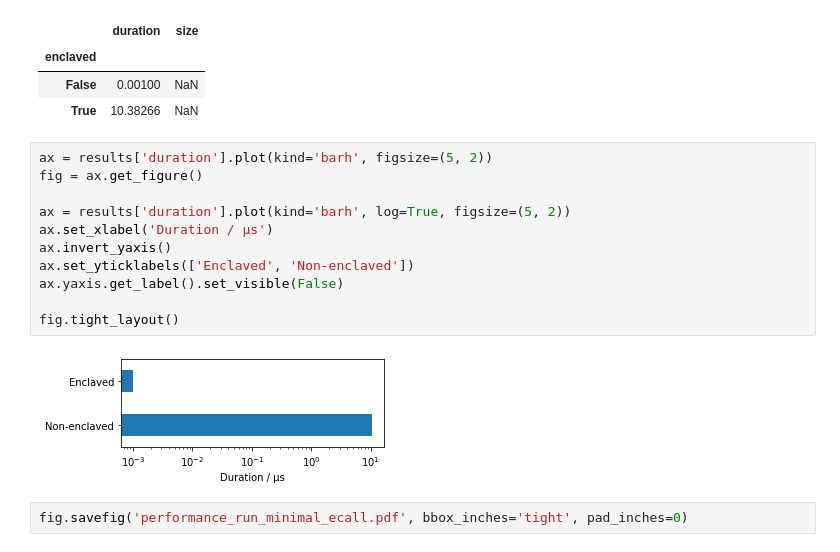
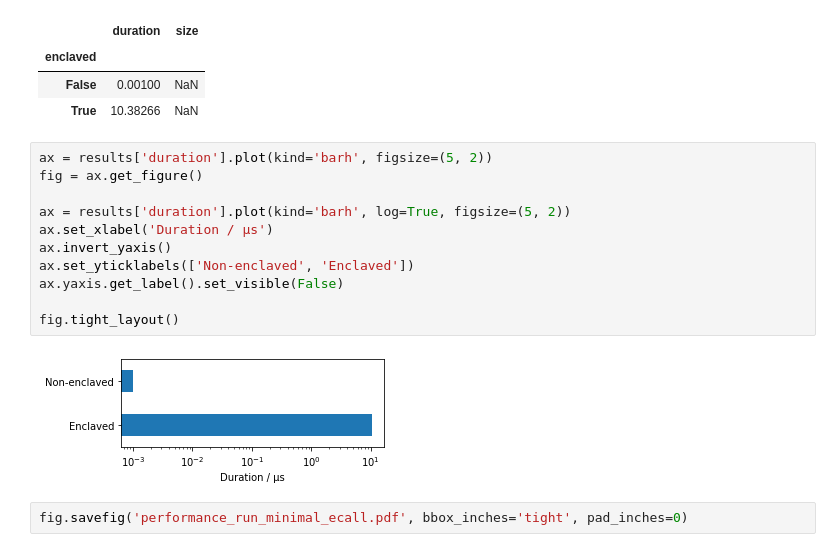
Before and after one commit to F30/Cadote, a Jupyter notebook: examples/performance_micro.ipynb, the cells around one changed output. Drawn from its saved outputs; the diff is of its cells as text.

```diff
--- a/examples/performance_micro.ipynb
+++ b/examples/performance_micro.ipynb
@@ -133,16 +133,16 @@ results
 # %%
 ax = results['duration'].plot(kind='barh', figsize=(5, 2))
 fig = ax.get_figure()
 
 ax = results['duration'].plot(kind='barh', log=True, figsize=(5, 2))
 ax.set_xlabel('Duration / µs')
 ax.invert_yaxis()
-ax.set_yticklabels(['Enclaved', 'Non-enclaved'])
+ax.set_yticklabels(['Non-enclaved', 'Enclaved'])
 ax.yaxis.get_label().set_visible(False)
 
 fig.tight_layout()
 # %% [output]
-[figure, old version]
+[figure, new version]
 # %%
 fig.savefig('performance_run_minimal_ecall.pdf', bbox_inches='tight', pad_inches=0)
 # %% [markdown]
```
Also changed, not shown: parts of 1 cell of this notebook.
